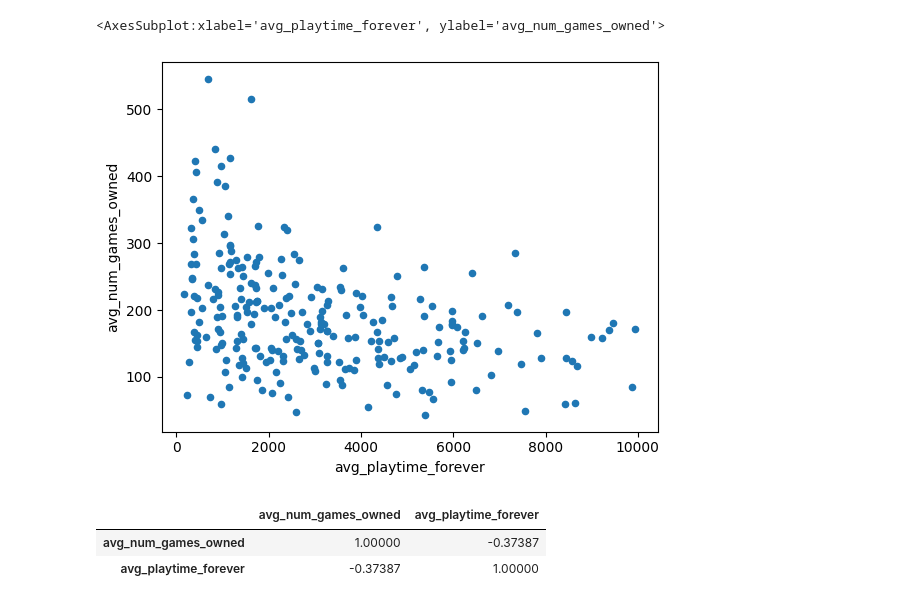
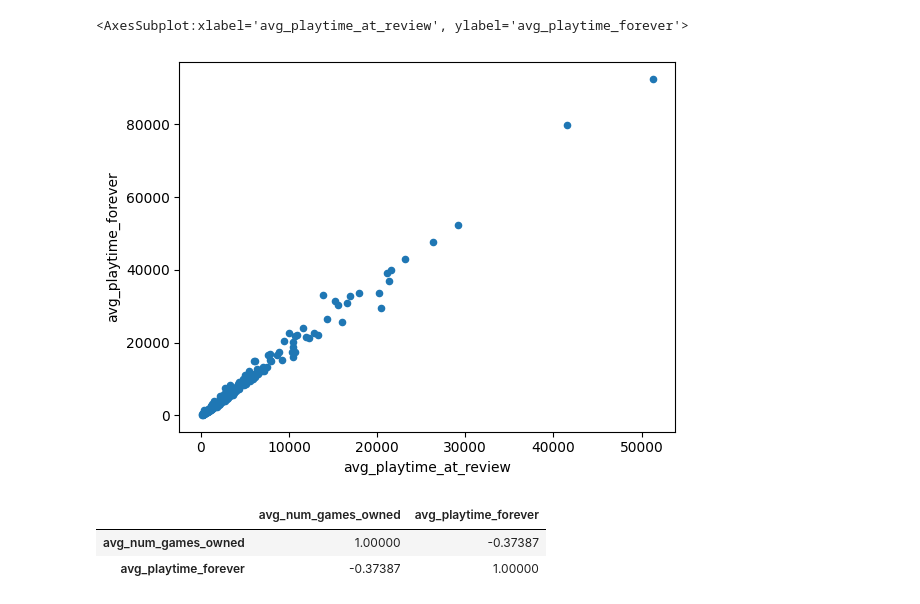
Before and after one commit to tohoilam/Steam-Analysis, a Jupyter notebook: Alex/PlayerType.ipynb, the cells around one changed output. Cells and saved outputs as stored; diff of their text form; code cells hidden in the pictures.

Commit message:
Review Language update

```diff
--- a/Alex/PlayerType.ipynb
+++ b/Alex/PlayerType.ipynb
@@ -102,13 +99,12 @@ org.apache.spark.SparkException: Exception thrown in awaitResult:
         at scala.concurrent.impl.CallbackRunnable.executeWithValue(Promise.scala:72)
         at scala.concurrent.impl.Promise$DefaultPromise.$anonfun$tryCo
 # %%
-games_owned_vs_playtime_forever = playerType.select("app_name", "avg_num_games_owned", "avg_playtime_forever") \
-                                            .where(col("avg_playtime_forever") < 10000)
+games_owned_vs_playtime_forever = playerType.select("app_name", "avg_playtime_at_review", "avg_playtime_forever")
 # %%
-games_owned_vs_playtime_forever.toPandas().plot.scatter(x='avg_playtime_forever', y='avg_num_games_owned')
+games_owned_vs_playtime_forever.toPandas().plot.scatter(x='avg_playtime_at_review', y='avg_playtime_forever')
 # %% [output]
-<AxesSubplot:xlabel='avg_playtime_forever', ylabel='avg_num_games_owned'>
+<AxesSubplot:xlabel='avg_playtime_at_review', ylabel='avg_playtime_forever'>
-[figure, old version]
+[figure, new version]
 # %%
 games_owned_vs_playtime_forever.toPandas().corr()
 # %% [output]
```
Also changed, not shown: parts of 1 cell of this notebook, 5 other files.
